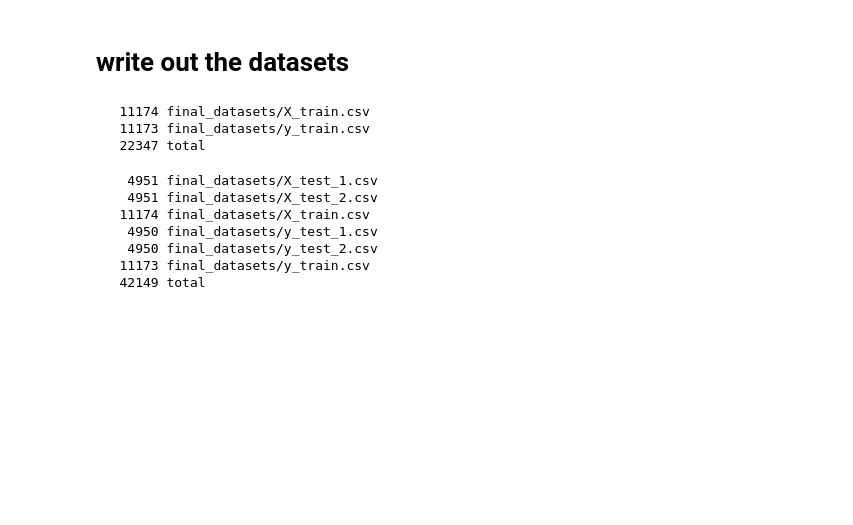
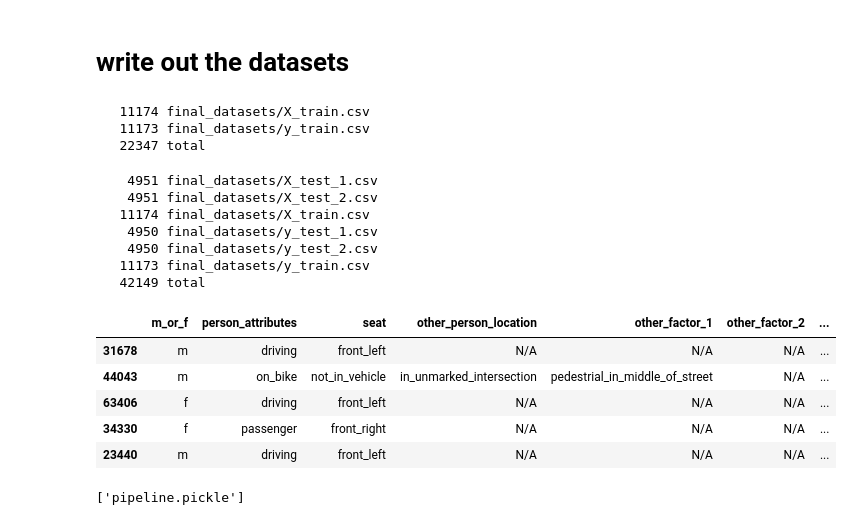
Before and after one commit to LDSSA/batch2-capstone-instructors, a Jupyter notebook: benchmark-and-obfuscate.ipynb, the cells around one changed output. Drawn from its saved outputs; the diff is of its cells as text; code cells hidden in the pictures; blank space fills up the shorter version.

```diff
--- a/benchmark-and-obfuscate.ipynb
+++ b/benchmark-and-obfuscate.ipynb
@@ -54,17 +58,18 @@ def _create_splits(_df, exp, remove_from_train):
         exp.y_train_after = exp.y_train_after.loc[~remove_mask].copy()
 
 
-def _make_pipeline():
+def _make_pipeline(exp):
     return make_pipeline(
-        category_encoders.OrdinalEncoder(handle_unknown='ignore'),
+        category_encoders.OrdinalEncoder(handle_unknown='impute'),
+        ColumnSelector(cols=list(exp.X_train_after.columns)),
         Imputer(strategy='mean'),
         RandomForestClassifier(n_estimators=50, n_jobs=-1, random_state=random_state),
     )
 
 
 def _make_pipelines(exp):
-    exp.base_pipeline = _make_pipeline()
-    exp.retrained_pipeline = _make_pipeline()
+    exp.base_pipeline = _make_pipeline(exp)
+    exp.retrained_pipeline = _make_pipeline(exp)
 
 
 def _run_benchmarks(exp):
@@ -383,3 +388,22 @@ exp.y_test_2.to_csv('./final_datasets/y_test_2.csv', index=False)
     4950 final_datasets/y_test_2.csv
    11173 final_datasets/y_train.csv
    42149 total
+# %%
+exp.X_train_after.head()
+# %% [output]
+|  | m_or_f | person_attributes | seat | other_person_location | other_factor_1 | other_factor_2 | ... |
+| 31678 | m | driving | front_left | N/A | N/A | N/A | ... |
+| 44043 | m | on_bike | not_in_vehicle | in_unmarked_intersection | pedestrial_in_middle_of_street | N/A | ... |
+| 63406 | f | driving | front_left | N/A | N/A | N/A | ... |
+| 34330 | f | passenger | front_right | N/A | N/A | N/A | ... |
+| 23440 | m | driving | front_left | N/A | N/A | N/A | ... |
+# %%
+with open('columns.json', 'w') as fh:
+    json.dump(exp.X_train_after.columns.tolist(), fh)
+
+with open('dtypes.pickle', 'wb') as fh:
+    pickle.dump(exp.X_train_after.dtypes, fh)
+
+joblib.dump(pipeline, 'pipeline.pickle')
+# %% [output]
+['pipeline.pickle']
```
Also changed, not shown: parts of 2 cells of this notebook, 7 other files.
